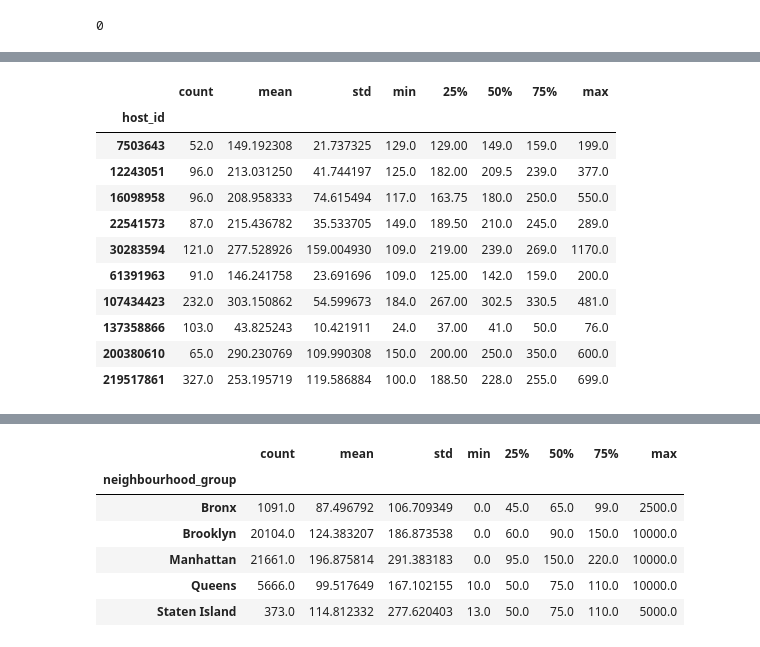
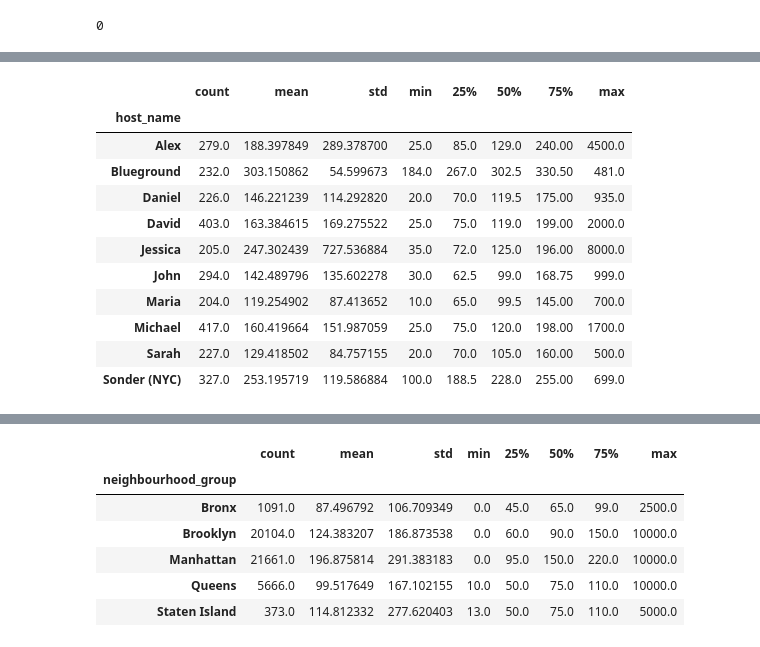
Before and after one commit to mohammedmoin44/EDA-Airbnb-NYC, a Jupyter notebook: Airbnb_Bookings_Analysis_Capstone_Project.ipynb, the cells around one changed output, grey strips where cells are left out. Cells and saved outputs as stored; diff of their text form; code cells hidden in the pictures.

```diff
--- a/Airbnb_Bookings_Analysis_Capstone_Project.ipynb
+++ b/Airbnb_Bookings_Analysis_Capstone_Project.ipynb
@@ -203,5 +258,7 @@ Name: host_id, dtype: int64
+# %%
+host=['Michael','David','Sonder (NYC)','John','Alex','Blueground', 'Sarah','Daniel','Jessica','Maria']
 # %%
 #getting list of top ten host's
-host = [219517861,107434423,30283594,137358866,16098958,12243051,61391963,22541573,200380610,7503643]
+#host = [219517861,107434423,30283594,137358866,16098958,12243051,61391963,22541573,200380610,7503643]
 # %%
-data_h = df1.loc[df1['host_id'].isin(host)]
+data_h = df1.loc[df1['host_name'].isin(host)]
@@ -243,17 +374,17 @@ sns.countplot(data=data_h ,y='host_id',hue='room_type')
 # %%
 #price summary of top ten hosts
-data_h.groupby('host_id')['price'].describe()
+data_h.groupby('host_name')['price'].describe()
 # %% [output]
 |  | count | mean | std | min | 25% | 50% | 75% | max |
-| host_id |  |  |  |  |  |  |  |  |
-| 7503643 | 52.0 | 149.192308 | 21.737325 | 129.0 | 129.00 | 149.0 | 159.0 | 199.0 |
-| 12243051 | 96.0 | 213.031250 | 41.744197 | 125.0 | 182.00 | 209.5 | 239.0 | 377.0 |
-| 16098958 | 96.0 | 208.958333 | 74.615494 | 117.0 | 163.75 | 180.0 | 250.0 | 550.0 |
-| 22541573 | 87.0 | 215.436782 | 35.533705 | 149.0 | 189.50 | 210.0 | 245.0 | 289.0 |
-| 30283594 | 121.0 | 277.528926 | 159.004930 | 109.0 | 219.00 | 239.0 | 269.0 | 1170.0 |
-| 61391963 | 91.0 | 146.241758 | 23.691696 | 109.0 | 125.00 | 142.0 | 159.0 | 200.0 |
-| 107434423 | 232.0 | 303.150862 | 54.599673 | 184.0 | 267.00 | 302.5 | 330.5 | 481.0 |
-| 137358866 | 103.0 | 43.825243 | 10.421911 | 24.0 | 37.00 | 41.0 | 50.0 | 76.0 |
-| 200380610 | 65.0 | 290.230769 | 109.990308 | 150.0 | 200.00 | 250.0 | 350.0 | 600.0 |
-| 219517861 | 327.0 | 253.195719 | 119.586884 | 100.0 | 188.50 | 228.0 | 255.0 | 699.0 |
+| host_name |  |  |  |  |  |  |  |  |
+| Alex | 279.0 | 188.397849 | 289.378700 | 25.0 | 85.0 | 129.0 | 240.00 | 4500.0 |
+| Blueground | 232.0 | 303.150862 | 54.599673 | 184.0 | 267.0 | 302.5 | 330.50 | 481.0 |
+| Daniel | 226.0 | 146.221239 | 114.292820 | 20.0 | 70.0 | 119.5 | 175.00 | 935.0 |
+| David | 403.0 | 163.384615 | 169.275522 | 25.0 | 75.0 | 119.0 | 199.00 | 2000.0 |
+| Jessica | 205.0 | 247.302439 | 727.536884 | 35.0 | 72.0 | 125.0 | 196.00 | 8000.0 |
+| John | 294.0 | 142.489796 | 135.602278 | 30.0 | 62.5 | 99.0 | 168.75 | 999.0 |
+| Maria | 204.0 | 119.254902 | 87.413652 | 10.0 | 65.0 | 99.5 | 145.00 | 700.0 |
+| Michael | 417.0 | 160.419664 | 151.987059 | 25.0 | 75.0 | 120.0 | 198.00 | 1700.0 |
+| Sarah | 227.0 | 129.418502 | 84.757155 | 20.0 | 70.0 | 105.0 | 160.00 | 500.0 |
+| Sonder (NYC) | 327.0 | 253.195719 | 119.586884 | 100.0 | 188.5 | 228.0 | 255.00 | 699.0 |
 # %%
```
Also changed, not shown: parts of 25 cells of this notebook.
